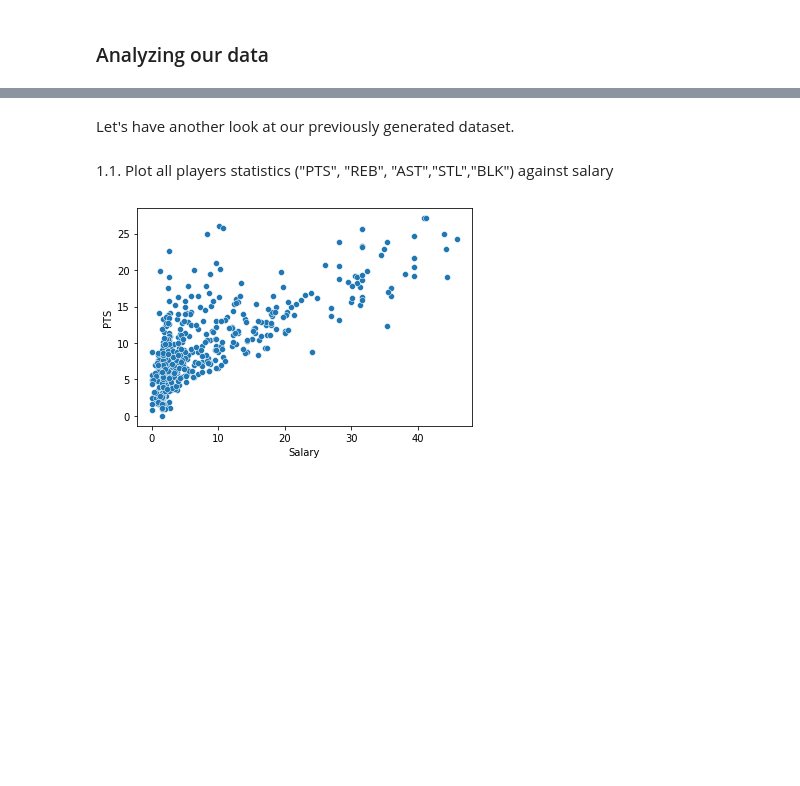
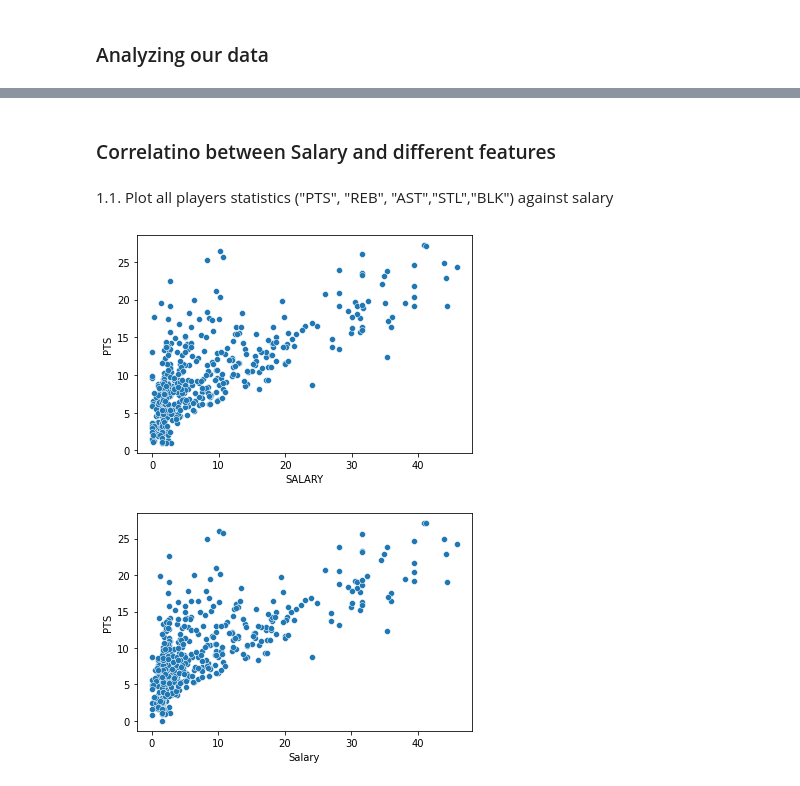
Before and after one commit to santiagoromero20/NBAPredictions, a Jupyter notebook: NBAPredictions.ipynb, the cells around one changed output, grey strips where cells are left out. Saved outputs shown, nothing was run; the diff lists cells and outputs as text; code cells hidden in the pictures; blank space fills up the shorter version.

Commit message:
Main Notebook

```diff
--- a/NBAPredictions.ipynb
+++ b/NBAPredictions.ipynb
@@ -35,6 +36,4 @@ import seaborn as sns
 %matplotlib inline
 # %%
-nba_dataset = pd.read_csv("https://raw.githubusercontent.com/anyoneai/notebooks/main/datasets/project2_players_df.csv")
-nba_dataset.dropna(subset=["PTS"], inplace=True)
-nba_dataset["BIRTHDATE"] = pd.to_datetime(nba_dataset["BIRTHDATE"])
-nba_dataset["GAME_DATE"] = pd.to_datetime(nba_dataset["GAME_DATE"])
+data = pd.read_csv("/Users/carolinapeinado/Desktop/Santi/NBAPredictions/nba_players_processed_dataset.csv")
+data
@@ -41,2 +53,0 @@ nba_dataset["GAME_DATE"] = pd.to_datetime(nba_dataset["GAME_DATE"])
-# %%
-data = nba_dataset.copy()
@@ -42,0 +102,15 @@ data = nba_dataset.copy()
+# %%
+#Elimination
+del data["PLAYER_ID"]
+del data["BIRTHDATE"]
+del data["GAME_DATE"]
+
+#Tranforming AGE into a single Integer value
+for i, column in data.iterrows():
+    test = data.loc[i, "AGE"]
+    separator = ',Months'
+    head, sep, tail = test.partition(separator)
+    waste, sep, age = head.partition("=")
+    data.loc[i, "AGE"] = int(age)
+
+print("The shape of the dataset is:",data.shape)
@@ -43,4 +165,8 @@ data = nba_dataset.copy()
 # %% [markdown]
-Let's have another look at our previously generated dataset.
+### Correlatino between Salary and different features
 # %% [markdown]
 1.1. Plot all players statistics ("PTS", "REB", "AST","STL","BLK") against salary
+# %%
+visualizations.correlation_scatterplot(data=data, x=data['SALARY']/1000000, y=data['PTS'])
+# %% [output]
+[figure, added]
```
Also changed, not shown: parts of 17 cells of this notebook.
